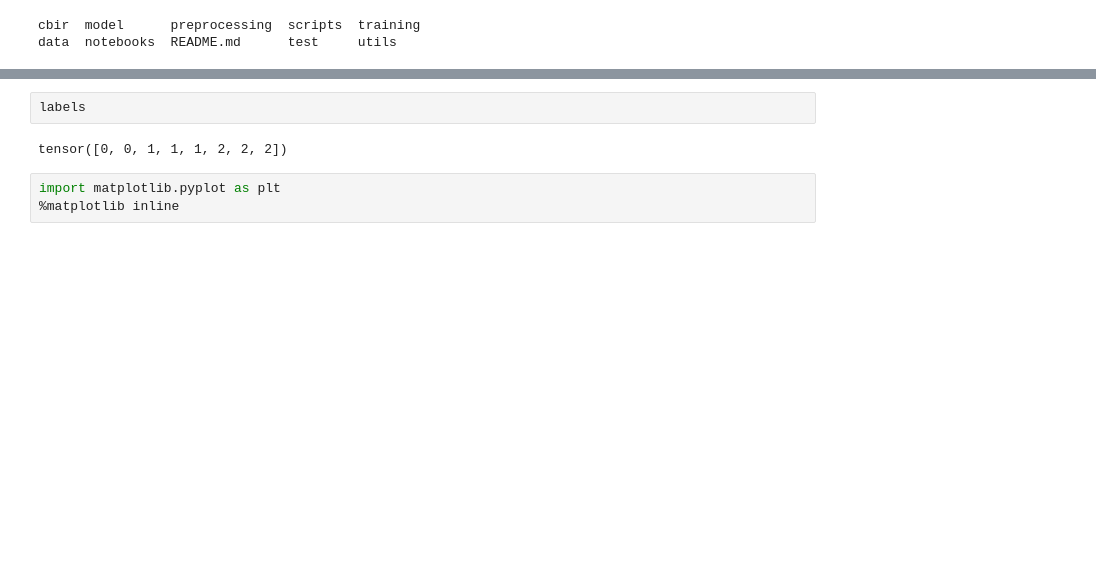
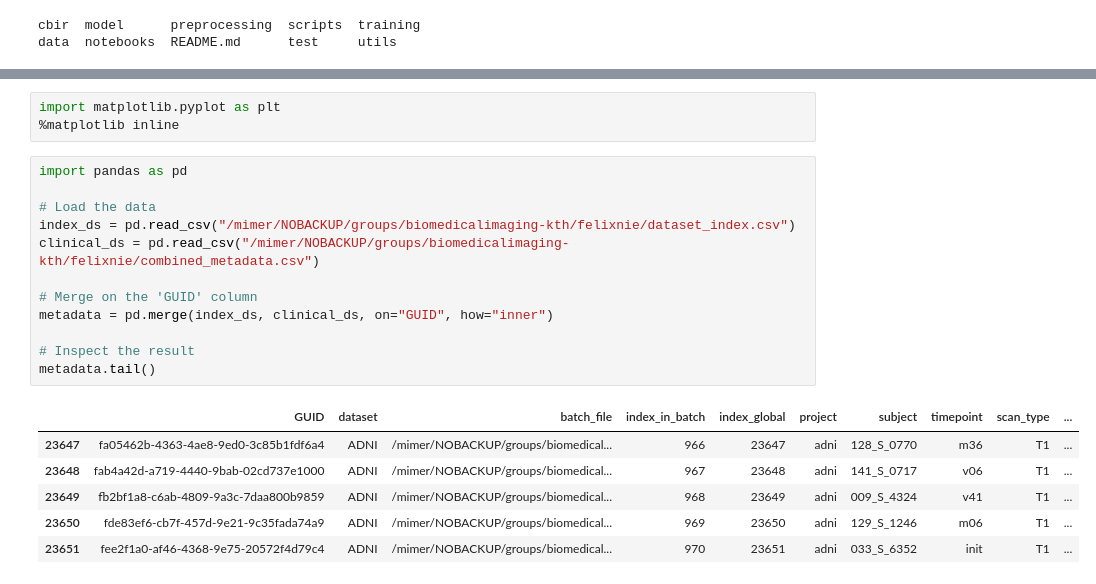
Before and after one commit to minnelab/NeuroCBIR, a Jupyter notebook: notebooks/contrastive_learning_training.ipynb, the cells around one changed output, grey strips where cells are left out. Saved outputs shown, nothing was run; the diff lists cells and outputs as text; blank space fills up the shorter version.

```diff
--- a/notebooks/contrastive_learning_training.ipynb
+++ b/notebooks/contrastive_learning_training.ipynb
@@ -230,7 +6,22 @@ Patient-level Multi-Positive Contrastive Loss: 2.3581817150115967
-# %%
-labels
-# %% [output]
-tensor([0, 0, 1, 1, 1, 2, 2, 2])
 # %%
 import matplotlib.pyplot as plt
 %matplotlib inline
+# %%
+import pandas as pd
+
+# Load the data
+index_ds = pd.read_csv("/mimer/NOBACKUP/groups/biomedicalimaging-kth/felixnie/dataset_index.csv")
+clinical_ds = pd.read_csv("/mimer/NOBACKUP/groups/biomedicalimaging-kth/felixnie/combined_metadata.csv")
+
+# Merge on the 'GUID' column
+metadata = pd.merge(index_ds, clinical_ds, on="GUID", how="inner")
+
+# Inspect the result
+metadata.tail()
+# %% [output]
+|  | GUID | dataset | batch_file | index_in_batch | index_global | project | subject | timepoint | scan_type | ... |
+| 23647 | fa05462b-4363-4ae8-9ed0-3c85b1fdf6a4 | ADNI | /mimer/NOBACKUP/groups/biomedical... | 966 | 23647 | adni | 128_S_0770 | m36 | T1 | ... |
+| 23648 | fab4a42d-a719-4440-9bab-02cd737e1000 | ADNI | /mimer/NOBACKUP/groups/biomedical... | 967 | 23648 | adni | 141_S_0717 | v06 | T1 | ... |
+| 23649 | fb2bf1a8-c6ab-4809-9a3c-7daa800b9859 | ADNI | /mimer/NOBACKUP/groups/biomedical... | 968 | 23649 | adni | 009_S_4324 | v41 | T1 | ... |
+| 23650 | fde83ef6-cb7f-457d-9e21-9c35fada74a9 | ADNI | /mimer/NOBACKUP/groups/biomedical... | 969 | 23650 | adni | 129_S_1246 | m06 | T1 | ... |
+| 23651 | fee2f1a0-af46-4368-9e75-20572f4d79c4 | ADNI | /mimer/NOBACKUP/groups/biomedical... | 970 | 23651 | adni | 033_S_6352 | init | T1 | ... |
```
Also changed, not shown: parts of 16 cells of this notebook, 1 other file.
